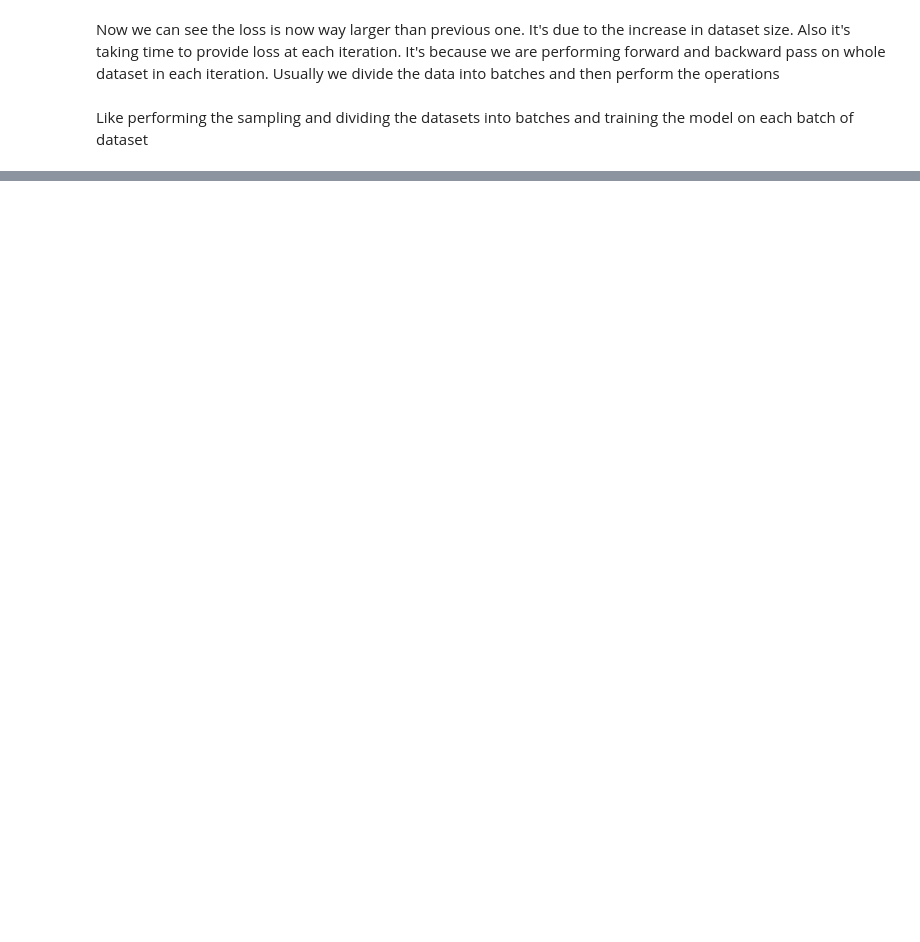
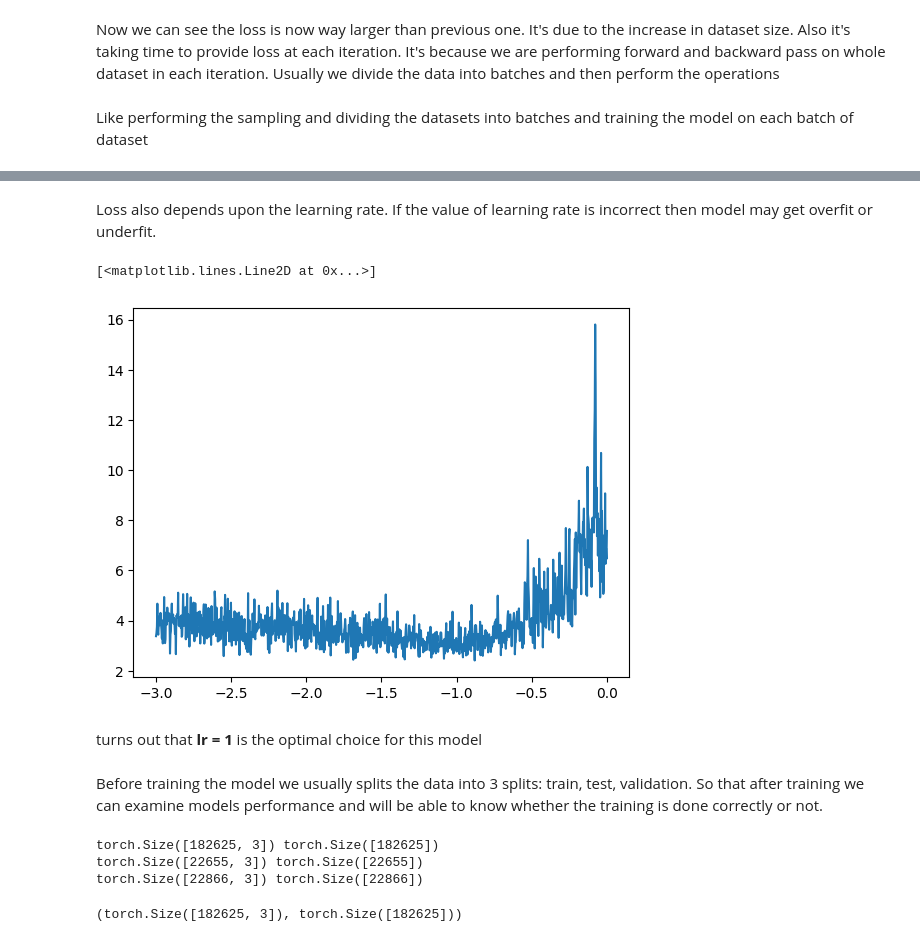
Before and after one commit to Ayush086/PyTorch-Learnings, a Jupyter notebook: makemore/makemore-mlp.ipynb, the cells around one changed output, grey strips where cells are left out. Cells and saved outputs as stored; diff of their text form; code cells hidden in the pictures; blank space fills up the shorter version.

Commit message:
trained MLP model and preformed sampling and results are more appealing now

```diff
--- a/makemore/makemore-mlp.ipynb
+++ b/makemore/makemore-mlp.ipynb
@@ -402,0 +403,46 @@ loss 49 - 3.6251533031463623
+# %% [markdown]
+Loss also depends upon the learning rate. If the value of learning rate is incorrect then model may get overfit or underfit.
+# %%
+# figuring out the correct value of lr
+exp_lr = torch.linspace(-3, 0, 1000)
+
+lrs = 10**exp_lr
+# %%
+lri = []
+lossi = []
+for i in range(1000):
+    # mini batch
+    ix = torch.randint(0, X.shape[0], (32,))
+
+    # forward pass
+    embedding = C[X[ix]] # [32, 3, 2]
+    h = torch.tanh(embedding.view(-1, 6) @ W1 + b1) # [32, 100]
+    logits = h @ W2 + b2 # [32, 27]
+    # counts = logits.exp()
+    # prob = counts / counts.sum(1, keepdims=True)
+    # loss = - prob[torch.arange(32), Y].log().mean()
+    loss = F.cross_entropy(logits, Y[ix]) # does the same thing
+    # print(f"loss {i} - {loss.item()}")
+
+    # backward pass
+    for p in parameters:
+        p.grad = None
+    loss.backward()
+
+    # update params
+    lr = lrs[i]
+    for p in parameters:
+        p.data += -lr * p.grad
+
+    # tracking
+    lri.append(exp_lr[i])
+    lossi.append(loss.item())
+# %%
+plt.plot(lri, lossi)
+# %% [output]
+[<matplotlib.lines.Line2D at 0x...>]
+[figure, added]
+# %% [markdown]
+turns out that **lr = 1** is the optimal choice for this model
+# %% [markdown]
+Before training the model we usually splits the data into 3 splits: train, test, validation. So that after training we can examine models performance and will be able to know whether the training is done correctly or not.
@@ -402,0 +465,20 @@ loss 49 - 3.6251533031463623
+# %%
+import random
+random.seed(42)
+random.shuffle(words)
+
+n1 = int(0.8 * len(words))
+n2 = int(0.9 * len(words))
+
+X_tr, Y_tr = build_dataset(words[:n1]) # 80% training data
+X_val, Y_val = build_dataset(words[n1:n2]) # 10% validation data
+X_te, Y_te = build_dataset(words[n2:]) # 10% testing data
+# %% [output]
+torch.Size([182625, 3]) torch.Size([182625])
+torch.Size([22655, 3]) torch.Size([22655])
+torch.Size([22866, 3]) torch.Size([22866])
+# %%
+# training to splitted dataset
+X_tr.shape, Y_tr.shape
+# %% [output]
+(torch.Size([182625, 3]), torch.Size([182625]))
```
Also changed, not shown: parts of 34 cells of this notebook.
